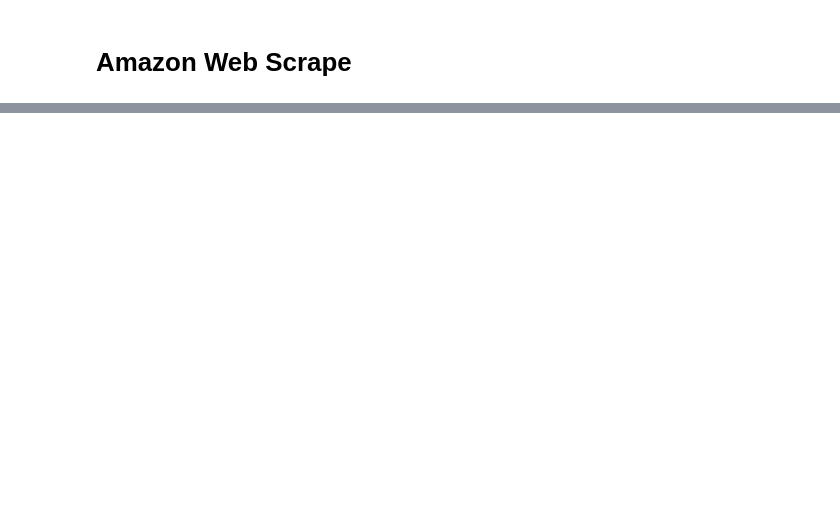
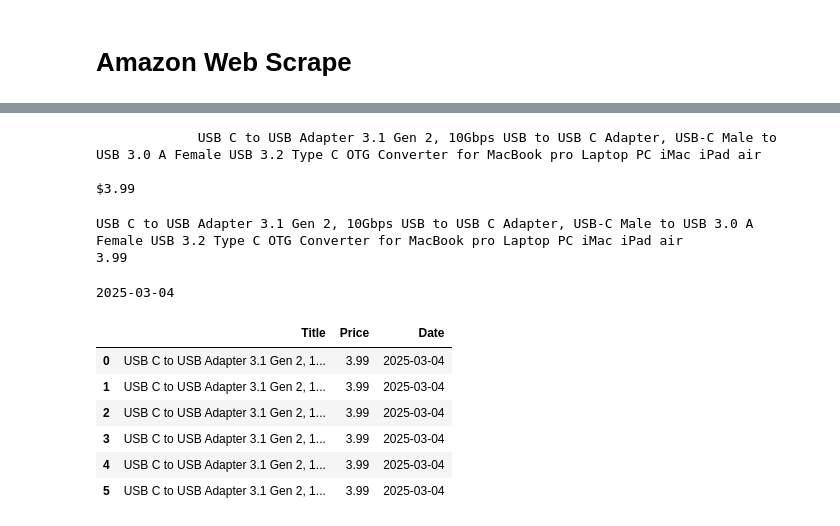
Before and after one commit to des10sjones/SQL, a Jupyter notebook: Python/Web Scaping/Amazon Web Scraping Project/Amazon Web Scrape Project.ipynb, the cells around one changed output, grey strips where cells are left out. Saved outputs shown, nothing was run; the diff lists cells and outputs as text; code cells hidden in the pictures; blank space fills up the shorter version.

```diff
--- a/Python/Web Scaping/Amazon Web Scraping Project/Amazon Web Scrape Project.ipynb
+++ b/Python/Web Scaping/Amazon Web Scraping Project/Amazon Web Scrape Project.ipynb
@@ -40,0 +46,32 @@ print(soup1)
+# %%
+
+
+soup2 = BeautifulSoup(soup1.prettify(), "html.parser")
+
+
+title = soup2.find(id="productTitle").get_text()
+
+price_whole = soup1.find("span", class_="a-price-whole").get_text()
+
+price_fraction = soup1.find("span", class_="a-price-fraction").get_text()
+print(title)
+
+price = (f"${price_whole}{price_fraction}")
+print(price)
+# %% [output]
+             USB C to USB Adapter 3.1 Gen 2, 10Gbps USB to USB C Adapter, USB-C Male to USB 3.0 A Female USB 3.2 Type C OTG Converter for MacBook pro Laptop PC iMac iPad air
+
+$3.99
+# %%
+price = price.strip()[1:]
+title = title.strip()
+print(title)
+print(price)
+# %% [output]
+USB C to USB Adapter 3.1 Gen 2, 10Gbps USB to USB C Adapter, USB-C Male to USB 3.0 A Female USB 3.2 Type C OTG Converter for MacBook pro Laptop PC iMac iPad air
+3.99
+# %%
+today = datetime.date.today()
+print(today)
+# %% [output]
+2025-03-04
@@ -40,0 +88,13 @@ print(soup1)
+# %%
+
+
+df = pd.read_csv(r"C:\Users\DestinJones\Desktop\SQL\Python\Web Scaping\Amazon Web Scraping Project\AmazonWebScaperDataset.csv")
+df
+# %% [output]
+|  | Title | Price | Date |
+| 0 | USB C to USB Adapter 3.1 Gen 2, 1... | 3.99 | 2025-03-04 |
+| 1 | USB C to USB Adapter 3.1 Gen 2, 1... | 3.99 | 2025-03-04 |
+| 2 | USB C to USB Adapter 3.1 Gen 2, 1... | 3.99 | 2025-03-04 |
+| 3 | USB C to USB Adapter 3.1 Gen 2, 1... | 3.99 | 2025-03-04 |
+| 4 | USB C to USB Adapter 3.1 Gen 2, 1... | 3.99 | 2025-03-04 |
+| 5 | USB C to USB Adapter 3.1 Gen 2, 1... | 3.99 | 2025-03-04 |
```
Also changed, not shown: parts of 4 cells of this notebook, 9 other files.
